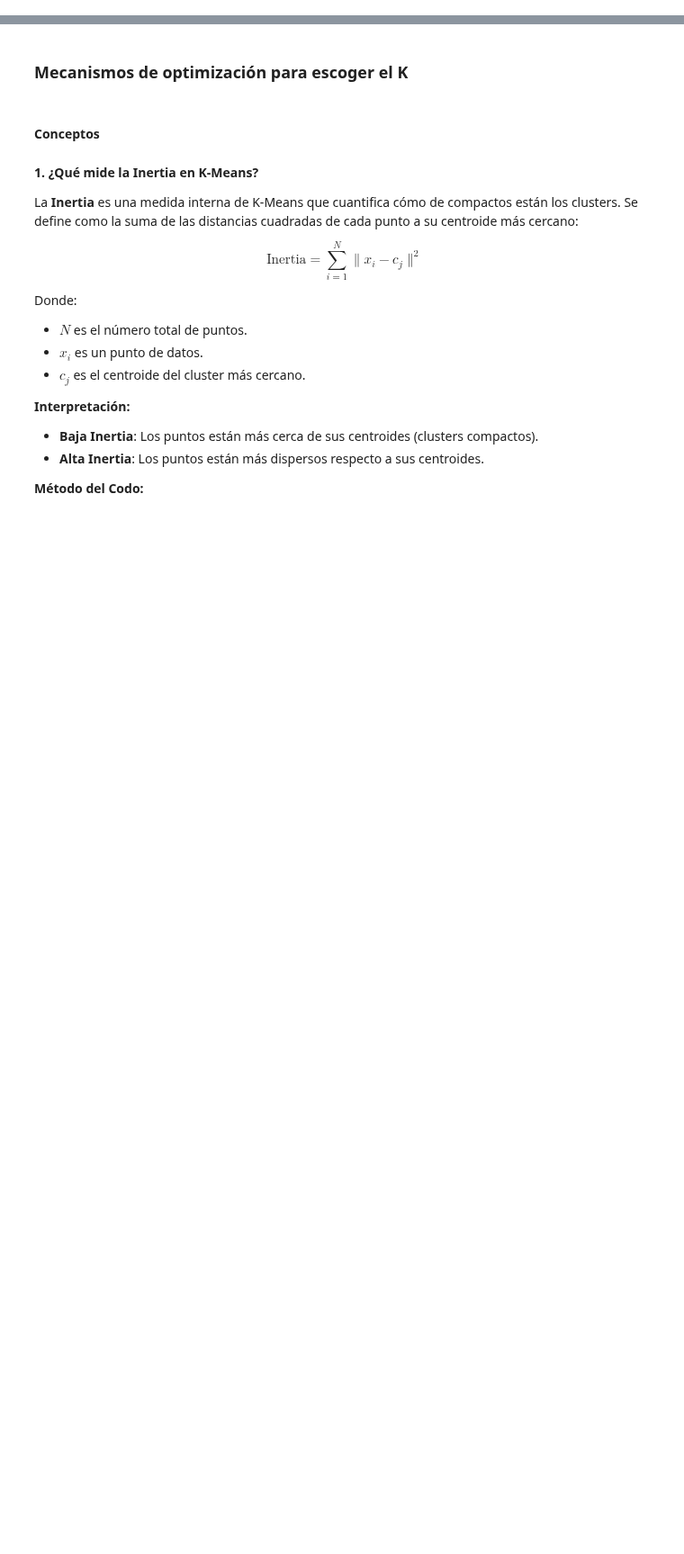
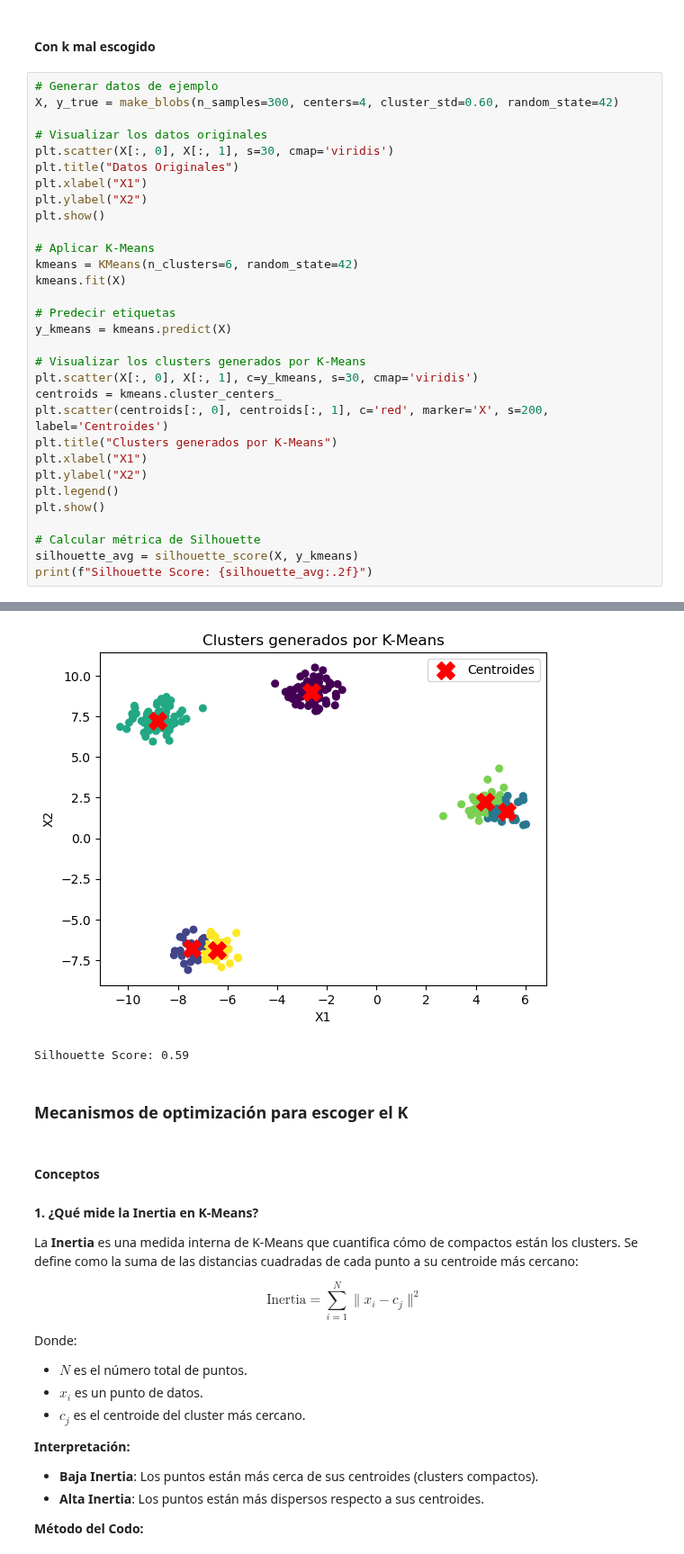
Before and after one commit to iair/mitic-data-science-team-1-septiembre-2024, a Jupyter notebook: mitic-data-science-team-1-septiembre-2024/advance-machine-learning/clases/clase 2 - K-means y DBSCAN.ipynb, the cells around one changed output, grey strips where cells are left out. Shown at 90% size. Saved outputs shown, nothing was run; the diff lists cells and outputs as text; blank space fills up the shorter version.

Commit message:
clase de k-means y DBSCAN

```diff
--- a/mitic-data-science-team-1-septiembre-2024/advance-machine-learning/clases/clase 2 - K-means y DBSCAN.ipynb
+++ b/mitic-data-science-team-1-septiembre-2024/advance-machine-learning/clases/clase 2 - K-means y DBSCAN.ipynb
@@ -39,3 +56,37 @@ print(f"Silhouette Score: {silhouette_avg:.2f}")
 [figure]
 [figure]
 Silhouette Score: 0.88
+# %% [markdown]
+#### Con k mal escogido
+# %%
+# Generar datos de ejemplo
+X, y_true = make_blobs(n_samples=300, centers=4, cluster_std=0.60, random_state=42)
+
+# Visualizar los datos originales
+plt.scatter(X[:, 0], X[:, 1], s=30, cmap='viridis')
+plt.title("Datos Originales")
+plt.xlabel("X1")
+plt.ylabel("X2")
+plt.show()
+
+# Aplicar K-Means
+kmeans = KMeans(n_clusters=6, random_state=42)
+kmeans.fit(X)
+
+# Predecir etiquetas
+y_kmeans = kmeans.predict(X)
+
+# Visualizar los clusters generados por K-Means
+plt.scatter(X[:, 0], X[:, 1], c=y_kmeans, s=30, cmap='viridis')
+centroids = kmeans.cluster_centers_
+plt.scatter(centroids[:, 0], centroids[:, 1], c='red', marker='X', s=200, label='Centroides')
+plt.title("Clusters generados por K-Means")
+plt.xlabel("X1")
+plt.ylabel("X2")
+plt.legend()
+plt.show()
+
+# Calcular métrica de Silhouette
+silhouette_avg = silhouette_score(X, y_kmeans)
+print(f"Silhouette Score: {silhouette_avg:.2f}")
+# %% [output]
@@ -42,3 +94,5 @@ Silhouette Score: 0.88
+[figure, added]
+Silhouette Score: 0.59
 # %% [markdown]
 ### Mecanismos de optimización para escoger el K
 # %% [markdown]
```
Also changed, not shown: parts of 18 cells of this notebook.
